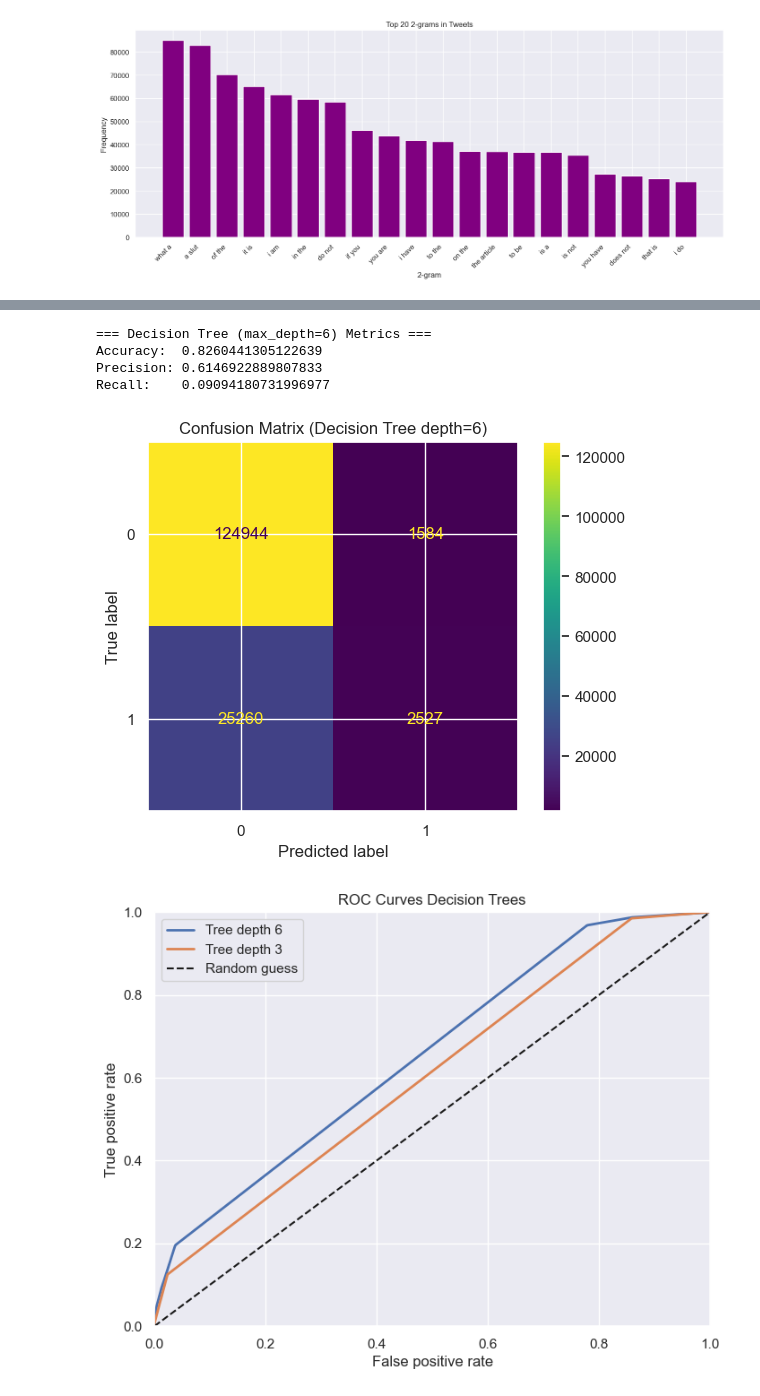
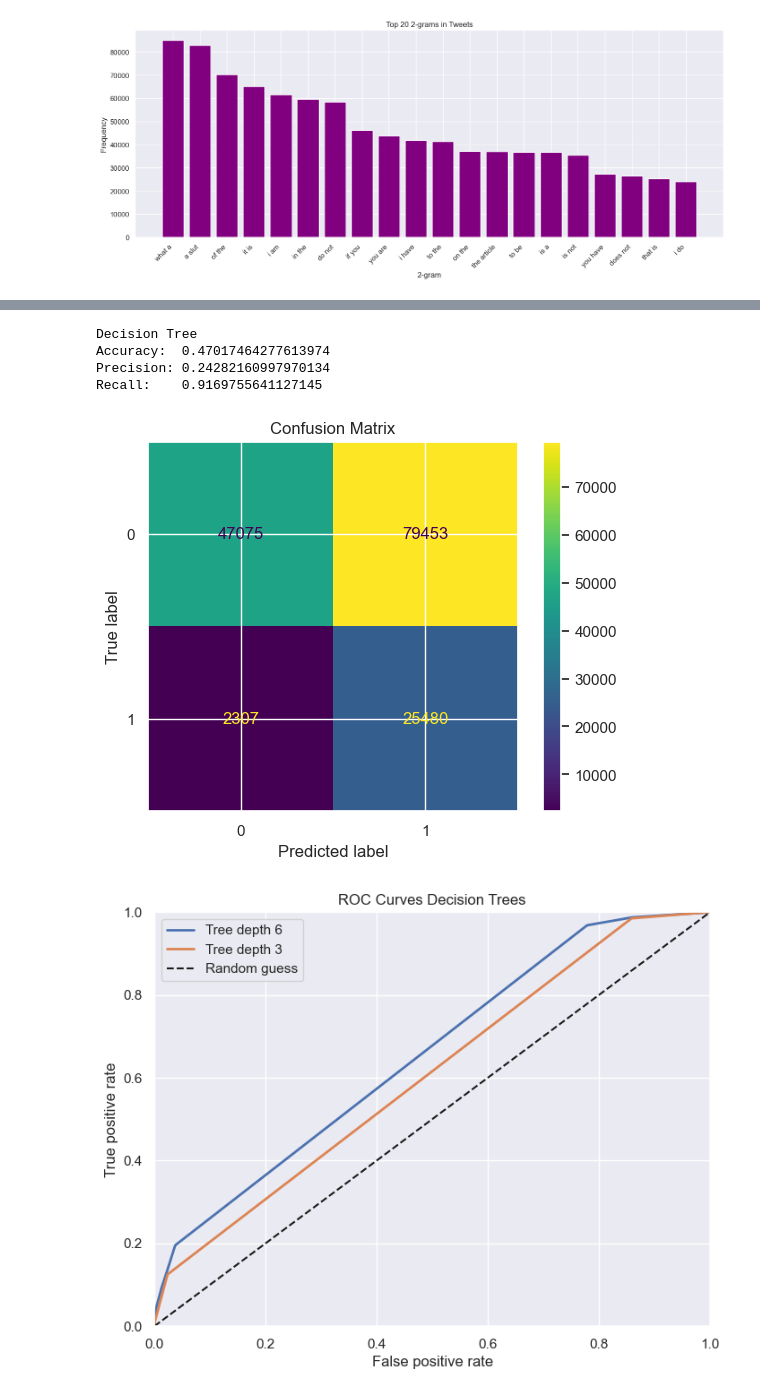
Before and after one commit to jhutch-808/HateSpeechDetection, a Jupyter notebook: tree_model.ipynb, the cells around one changed output, grey strips where cells are left out. Drawn from its saved outputs; the diff is of its cells as text; code cells hidden in the pictures.

Commit message:
Improved the tree model and added the catboost test function

```diff
--- a/tree_model.ipynb
+++ b/tree_model.ipynb
@@ -235,5 +235,6 @@ See the caveats in the documentation: https://pandas.pydata.org/pandas-docs/stab
 # %%
 from sklearn.feature_extraction.text import CountVectorizer
+from sklearn.feature_extraction.text import TfidfVectorizer
 from sklearn.model_selection import train_test_split
 from sklearn import tree
 from sklearn import metrics
@@ -241,41 +242,42 @@ from sklearn.tree import plot_tree
 import matplotlib.pyplot as plt
 
 tweets = tweets[tweets['hate'].isin(['0', '1'])]
 
 labels = tweets['hate'].astype(int)
 
 tweets['joined_tokens'] = tweets['noStop'].apply(lambda toks: " ".join(toks) if isinstance(toks, list) else "")
 
-vectorizer = CountVectorizer(max_features=5000, ngram_range=(1,1))
+vectorizer = TfidfVectorizer(max_features=5000, ngram_range=(1,2), min_df=3)
 X = vectorizer.fit_transform(tweets['joined_tokens'])
 feature_names = vectorizer.get_feature_names_out()
 
 # Train test split
 X_train, X_test, y_train, y_test = train_test_split(X, labels, test_size=0.35, random_state=42)
 
 # max depth 6
-dt6 = tree.DecisionTreeClassifier(max_depth=6, random_state=42)
+dt6 = tree.DecisionTreeClassifier(max_depth=10, min_samples_leaf=3, random_state=42, class_weight='balanced')
 dt6 = dt6.fit(X_train, y_train)
 
-predictions_binary = dt6.predict(X_test)
+predictions_binary = dt6.predict_proba(X_test)[:, 1]
+predictions_binary = (predictions_binary >= 0.53).astype(int)
 
 cm = metrics.confusion_matrix(y_test, predictions_binary)
 disp = metrics.ConfusionMatrixDisplay(confusion_matrix=cm, display_labels=dt6.classes_)
 
 print("Decision Tree")
 print("Accuracy: ", metrics.accuracy_score(y_test, predictions_binary))
 print("Precision:", metrics.precision_score(y_test, predictions_binary, zero_division=0))
 print("Recall:   ", metrics.recall_score(y_test, predictions_binary, zero_division=0))
 
 disp.plot()
 plt.title("Confusion Matrix")
 plt.show()
 # %% [output]
-=== Decision Tree (max_depth=6) Metrics ===
-Accuracy:  0.8260441305122639
-Precision: 0.6146922889807833
-Recall:    0.09094180731996977
+Decision Tree
+Accuracy:  0.47017464277613974
+Precision: 0.24282160997970134
+Recall:    0.9169755641127145
-[figure, old version]
+[figure, new version]
 # %%
 # max depth 3
 dt3 = tree.DecisionTreeClassifier(max_depth=3, random_state=42)
```
Also changed, not shown: parts of 2 cells of this notebook, 1 other file.
